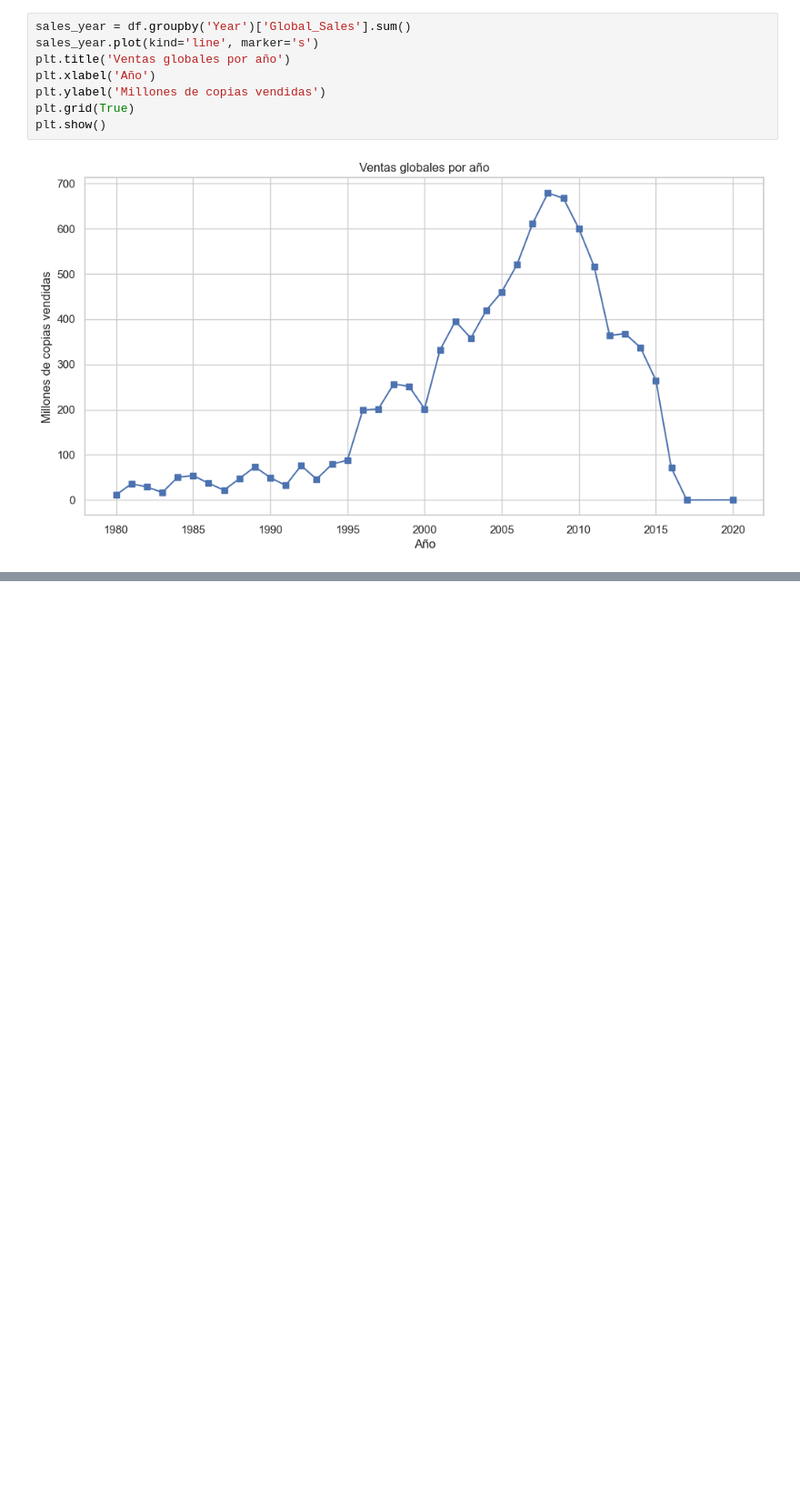
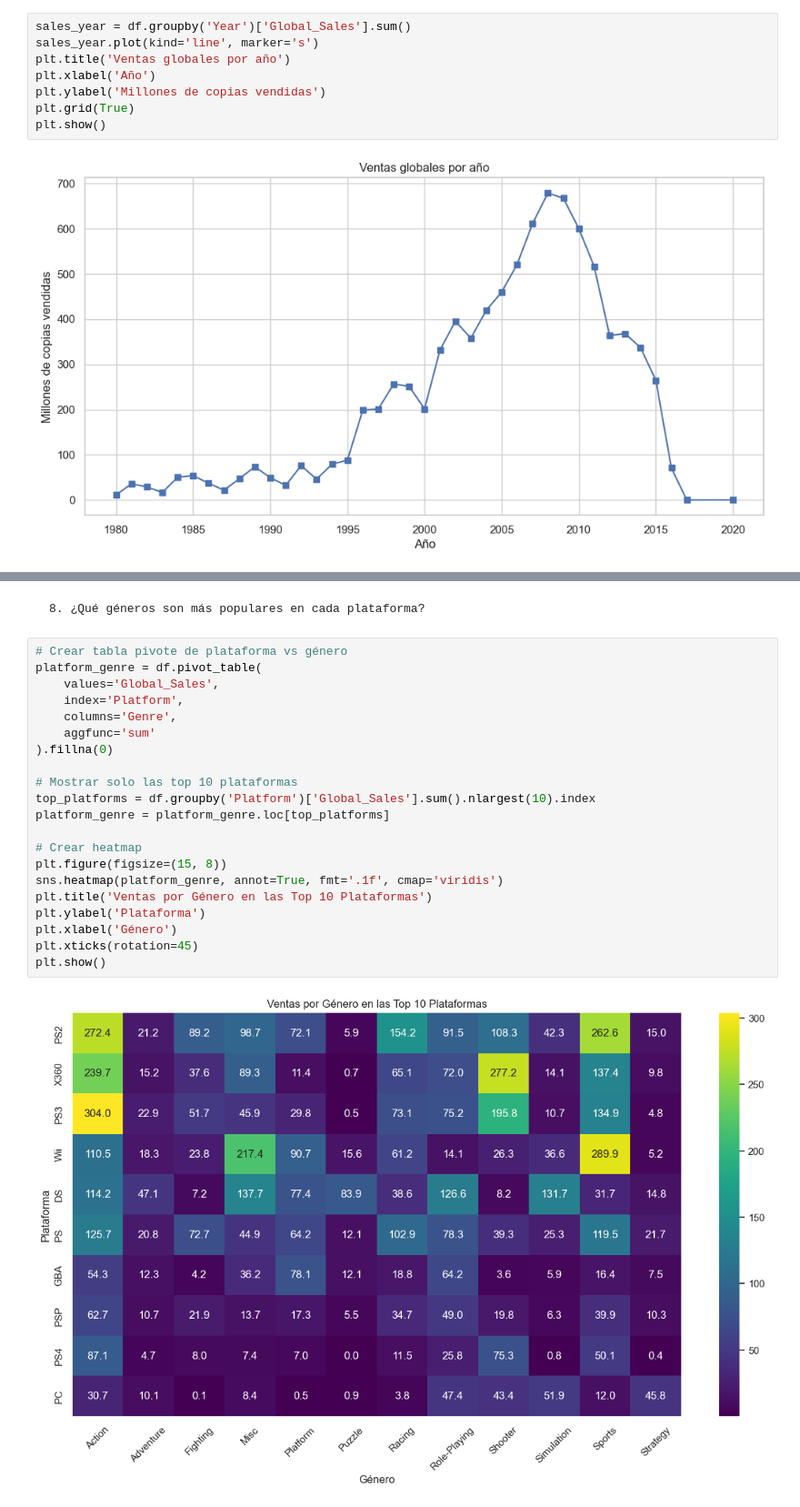
Before and after one commit to jn4varro/video-game-sales-eda, a Jupyter notebook: 01_videogame_sales_analysis.ipynb, the cells around one changed output, grey strips where cells are left out. Shown: that part at 91% size. Drawn from its saved outputs; the diff is of its cells as text; blank space fills up the shorter version.

```diff
--- a/01_videogame_sales_analysis.ipynb
+++ b/01_videogame_sales_analysis.ipynb
@@ -162,3 +217,28 @@ plt.show()
+# %% [markdown]
+    8. ¿Qué géneros son más populares en cada plataforma?
+# %%
+# Crear tabla pivote de plataforma vs género
+platform_genre = df.pivot_table(
+    values='Global_Sales',
+    index='Platform',
+    columns='Genre',
+    aggfunc='sum'
+).fillna(0)
+
+# Mostrar solo las top 10 plataformas
+top_platforms = df.groupby('Platform')['Global_Sales'].sum().nlargest(10).index
+platform_genre = platform_genre.loc[top_platforms]
+
+# Crear heatmap
+plt.figure(figsize=(15, 8))
+sns.heatmap(platform_genre, annot=True, fmt='.1f', cmap='viridis')
+plt.title('Ventas por Género en las Top 10 Plataformas')
+plt.ylabel('Plataforma')
+plt.xlabel('Género')
+plt.xticks(rotation=45)
+plt.show()
+# %% [output]
+[figure, added]
 # %% [markdown]
 ## 📌 Conclusiones del Análisis Exploratorio
 
```
Also changed, not shown: parts of 6 cells of this notebook.
